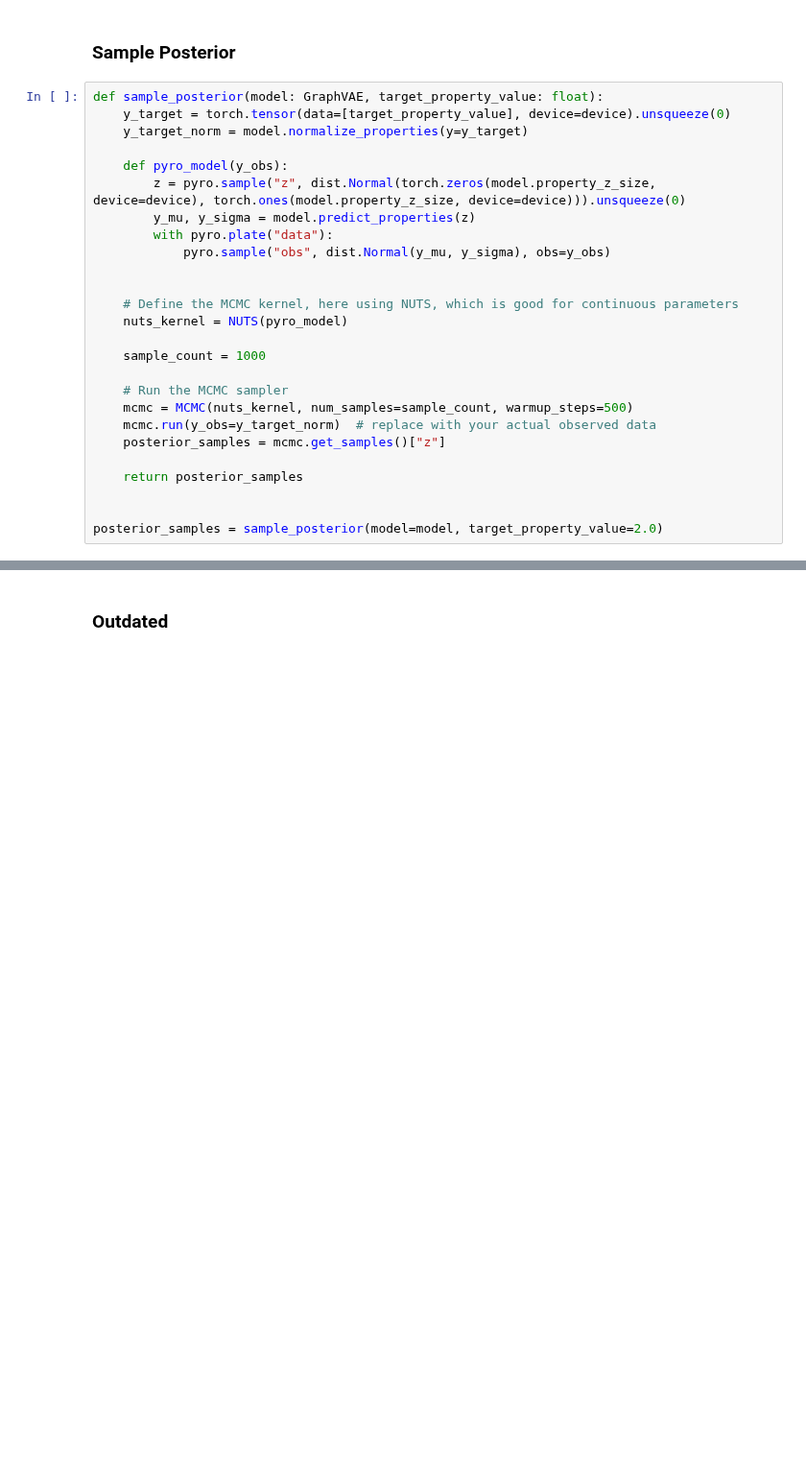
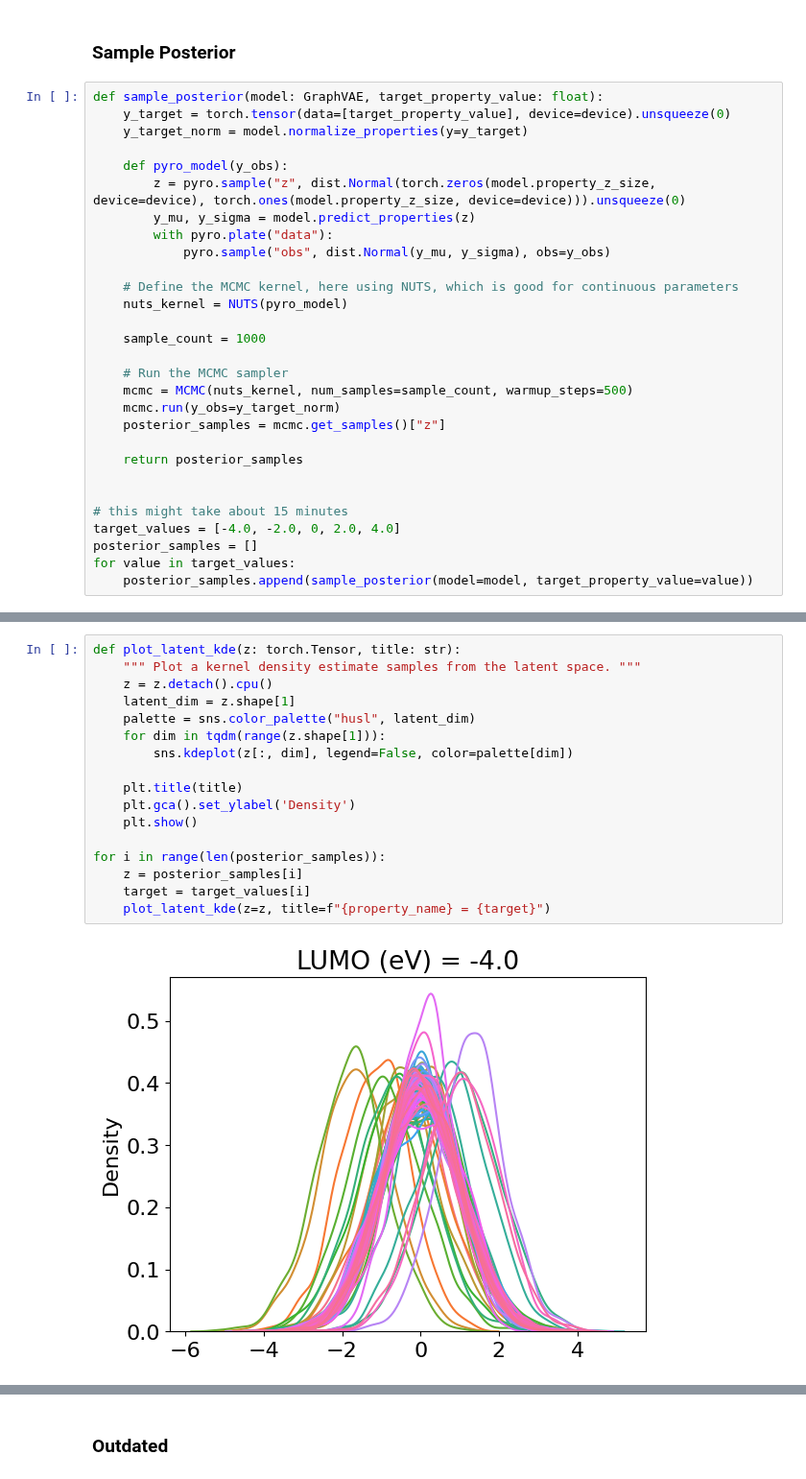
Before and after one commit to pkmtum/Molecular_Generative_Modeling, a Jupyter notebook: source/graph_vae_inverse_design.ipynb, the cells around one changed output, grey strips where cells are left out. Shown at 96% size. Cells and saved outputs as stored; diff of their text form; blank space fills up the shorter version.

```diff
--- a/source/graph_vae_inverse_design.ipynb
+++ b/source/graph_vae_inverse_design.ipynb
@@ -84,7 +92,6 @@ def sample_posterior(model: GraphVAE, target_property_value: float):
         with pyro.plate("data"):
             pyro.sample("obs", dist.Normal(y_mu, y_sigma), obs=y_obs)
 
-
     # Define the MCMC kernel, here using NUTS, which is good for continuous parameters
     nuts_kernel = NUTS(pyro_model)
 
@@ -92,10 +99,14 @@ def sample_posterior(model: GraphVAE, target_property_value: float):
 
     # Run the MCMC sampler
     mcmc = MCMC(nuts_kernel, num_samples=sample_count, warmup_steps=500)
-    mcmc.run(y_obs=y_target_norm)  # replace with your actual observed data
+    mcmc.run(y_obs=y_target_norm)
     posterior_samples = mcmc.get_samples()["z"]
 
     return posterior_samples
 
 
-posterior_samples = sample_posterior(model=model, target_property_value=2.0)
+# this might take about 15 minutes
+target_values = [-4.0, -2.0, 0, 2.0, 4.0]
+posterior_samples = []
+for value in target_values:
+    posterior_samples.append(sample_posterior(model=model, target_property_value=value))
@@ -114,0 +115,19 @@ torch.Size([500, 128])
+# %%
+def plot_latent_kde(z: torch.Tensor, title: str):
+    """ Plot a kernel density estimate samples from the latent space. """
+    z = z.detach().cpu()
+    latent_dim = z.shape[1]
+    palette = sns.color_palette("husl", latent_dim)
+    for dim in tqdm(range(z.shape[1])):
+        sns.kdeplot(z[:, dim], legend=False, color=palette[dim])
+
+    plt.title(title)
+    plt.gca().set_ylabel('Density')
+    plt.show()
+
+for i in range(len(posterior_samples)):
+    z = posterior_samples[i]
+    target = target_values[i]
+    plot_latent_kde(z=z, title=f"{property_name} = {target}")
+# %% [output]
+[figure, added]
```
Also changed, not shown: parts of 12 cells of this notebook.
